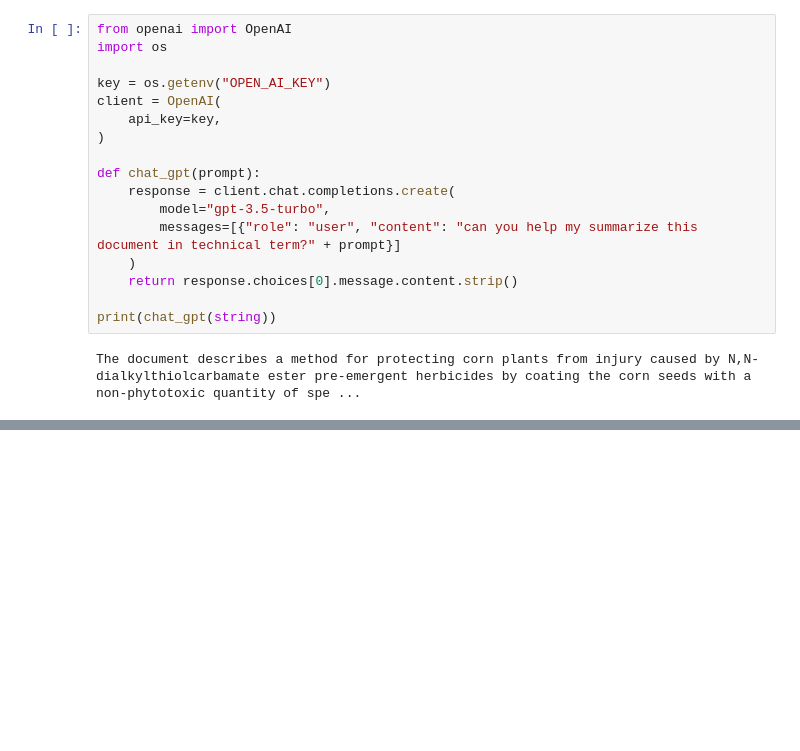
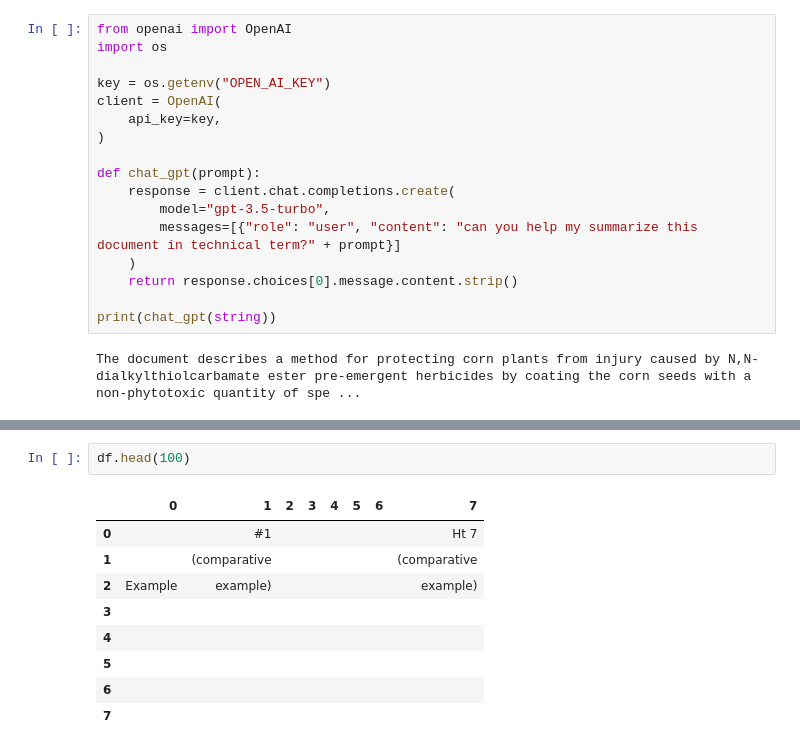
Before and after one commit to lds217/OCR, a Jupyter notebook: OCR.ipynb, the cells around one changed output, grey strips where cells are left out. Drawn from its saved outputs; the diff is of its cells as text; blank space fills up the shorter version.

```diff
--- a/OCR.ipynb
+++ b/OCR.ipynb
@@ -101,0 +149,12 @@ The document describes a method for protecting corn plants from injury caused by
+# %%
+df.head(100)
+# %% [output]
+|  | 0 | 1 | 2 | 3 | 4 | 5 | 6 | 7 |
+| 0 |  | #1 |  |  |  |  |  | Ht 7 |
+| 1 |  | (comparative |  |  |  |  |  | (comparative |
+| 2 | Example | example) |  |  |  |  |  | example) |
+| 3 |  |  |  |  |  |  |  |  |
+| 4 |  |  |  |  |  |  |  |  |
+| 5 |  |  |  |  |  |  |  |  |
+| 6 |  |  |  |  |  |  |  |  |
+| 7 |  |  |  |  |  |  |  |  |
```
Also changed, not shown: parts of 16 cells of this notebook, 7 other files.
